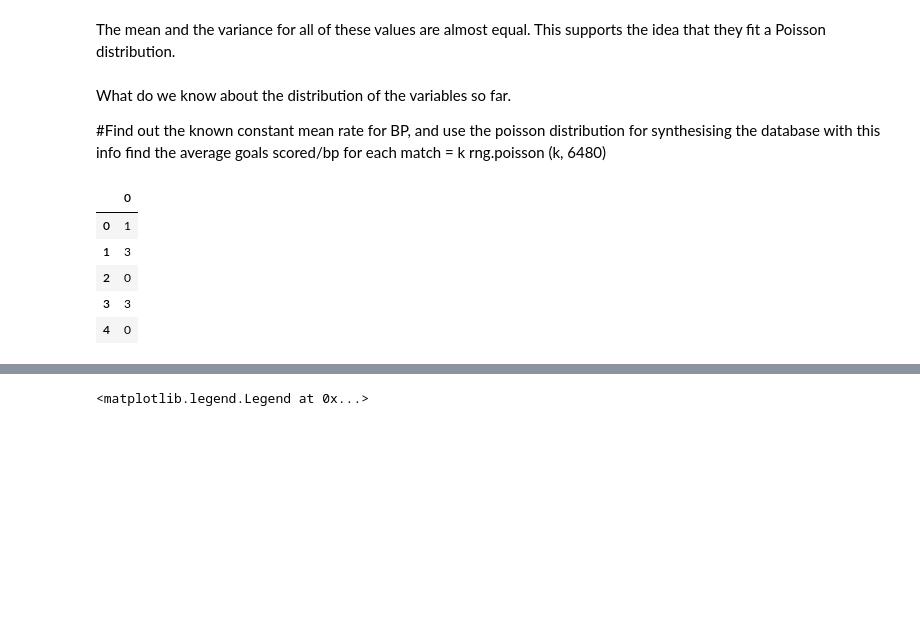
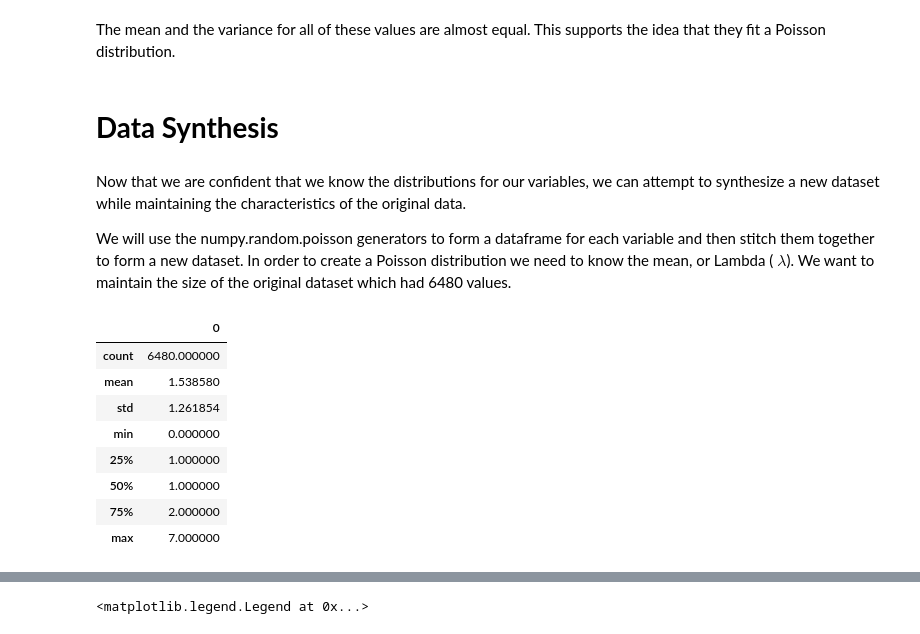
Before and after one commit to Kevin002023/PFDA-Assignment, a Jupyter notebook: PFDA -Assignment.ipynb, the cells around one changed output, grey strips where cells are left out. Saved outputs shown, nothing was run; the diff lists cells and outputs as text; code cells hidden in the pictures; blank space fills up the shorter version.

```diff
--- a/PFDA -Assignment.ipynb
+++ b/PFDA -Assignment.ipynb
@@ -290,6 +336,12 @@ The Mean number of red cards received by the away team is 0.09400584795321637
 While the Variance is 0.0924922122775303
 # %% [markdown]
 The mean and the variance for all of these values are almost equal. This supports the idea that they fit a Poisson distribution.
+# %% [markdown]
+# **Data Synthesis**
+# %% [markdown]
+Now that we are confident that we know the distributions for our variables, we can attempt to synthesize a new dataset while maintaining the characteristics of the original data.
+
+We will use the numpy.random.poisson generators to form a dataframe for each variable and then stitch them together to form a new dataset. In order to create a Poisson distribution we need to know the mean, or Lambda ( $\lambda$). We want to maintain the size of the original dataset which had 6480 values.
 # %%
 mean_home_goals = home_goals.mean()
 mean_away_goals = away_goals.mean()
@@ -298,23 +352,21 @@ mean_away_y = away_y.mean()
 mean_home_r = home_r.mean()
 mean_away_r = away_r.mean()
-# %% [markdown]
-What do we know about the distribution of the variables so far.
-
-#Find out the known constant mean rate for BP, and use the poisson distribution for synthesising the database with this info
-find the average goals scored/bp for each match = k rng.poisson (k, 6480)
 # %%
 df1 = np.random.poisson(mean_home_goals, 6480)
 
 #New Home Goals (NHG) generated variable
 NHG = pd.DataFrame(df1)
-NHG.head()
+NHG.describe()
 # %% [output]
 |  | 0 |
-| 0 | 1 |
-| 1 | 3 |
-| 2 | 0 |
-| 3 | 3 |
-| 4 | 0 |
+| count | 6480.000000 |
+| mean | 1.538580 |
+| std | 1.261854 |
+| min | 0.000000 |
+| 25% | 1.000000 |
+| 50% | 1.000000 |
+| 75% | 2.000000 |
+| max | 7.000000 |
 # %%
 df2 = np.random.poisson(mean_away_goals, 6480)
 
```
Also changed, not shown: parts of 33 cells of this notebook.
